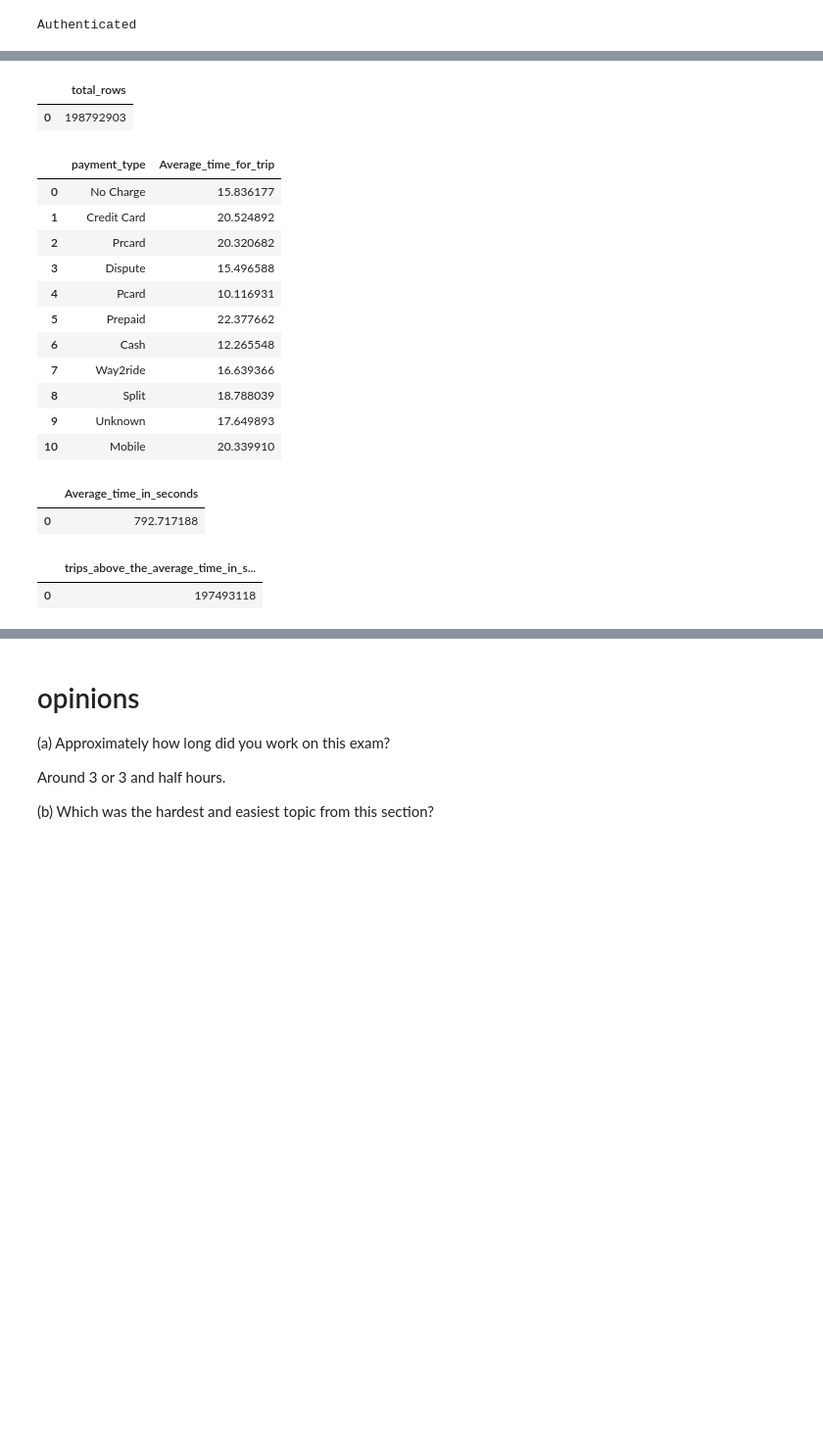
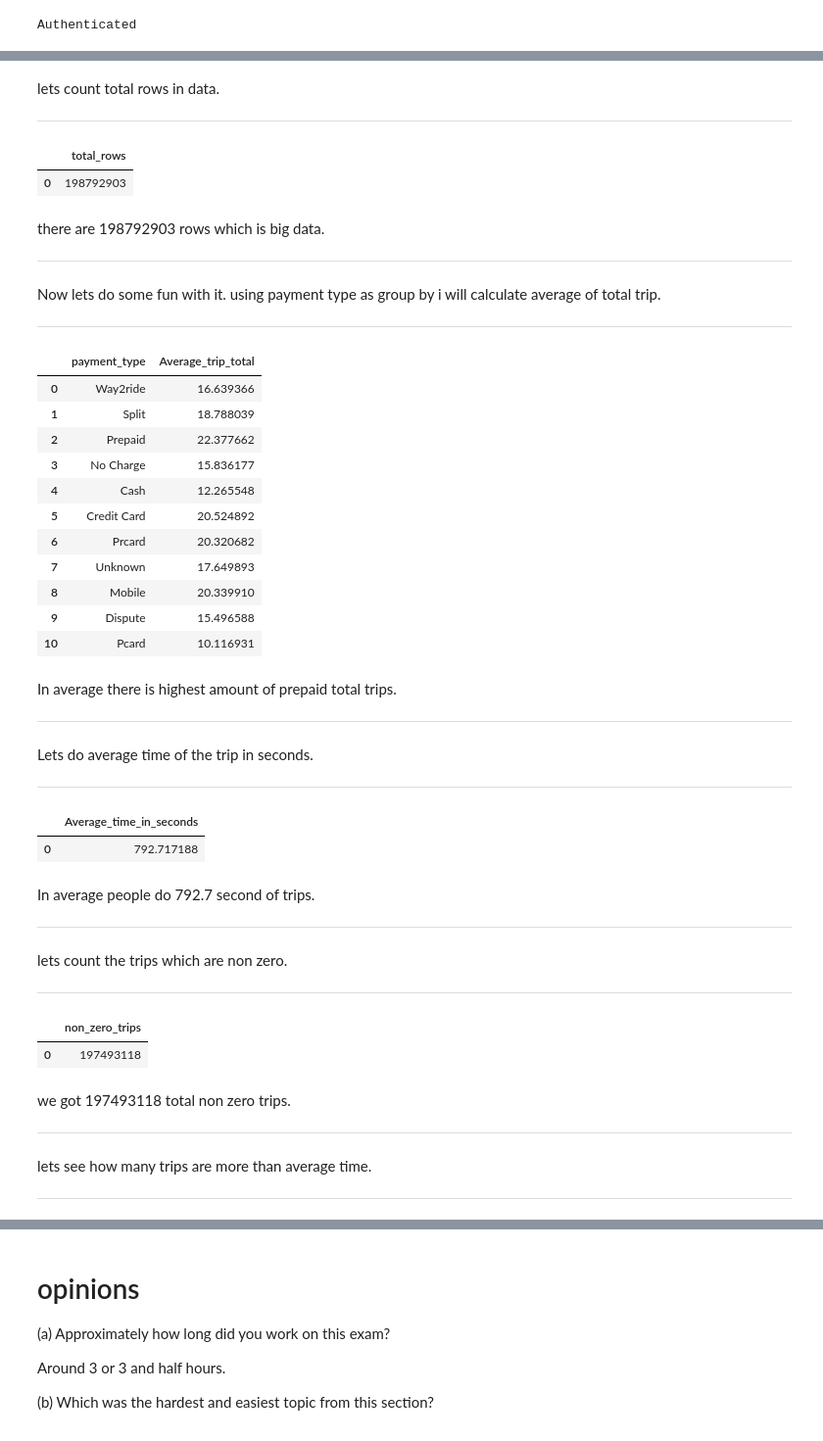
Before and after one commit to ashpou1/data-processing-4313, a Jupyter notebook: exam1.ipynb, the cells around one changed output, grey strips where cells are left out. Shown at 98% size. Saved outputs shown, nothing was run; the diff lists cells and outputs as text; code cells hidden in the pictures; blank space fills up the shorter version.

```diff
--- a/exam1.ipynb
+++ b/exam1.ipynb
@@ -186,6 +211,10 @@ LIMIT 10
 | 7 | a1ebb56e2a57ff5474ea0d6ab70d82ec5... | ef5e9c8f0da412a5961a77ad3da965c64... | 2014-08-30 16:30:00+00:00 | 2014-08-30 16:30:00+00:00 | 0 | 0.0 | ... |
 | 8 | 89f141547dd59f4df3f91a94d8c744b55... | 7ac5d62f7babdf58d4c3d1172abff990c... | 2015-02-05 18:45:00+00:00 | 2015-02-05 18:45:00+00:00 | 0 | 0.0 | ... |
 | 9 | edfd9215f69bfa4ac83a5ec0c6f852b8e... | 4c8b6783201bdc422fd78043aceeea92a... | 2015-01-31 03:00:00+00:00 | 2015-01-31 03:15:00+00:00 | 360 | 0.0 | ... |
+# %% [markdown]
+lets count total rows in data.
+
+---
 # %%
 %%bigquery --project data-viz-338818
 SELECT
@@ -195,25 +224,41 @@ FROM `bigquery-public-data.chicago_taxi_trips.taxi_trips`
 # %% [output]
 |  | total_rows |
 | 0 | 198792903 |
+# %% [markdown]
+there are 198792903 rows which is big data.
+
+---
+# %% [markdown]
+Now lets do some fun with it. using payment type as group by i will calculate average of total trip.
+
+---
 # %%
 %%bigquery --project data-viz-338818
-SELECT payment_type, AVG(trip_total) as Average_time_for_trip
+SELECT payment_type, AVG(trip_total) as Average_trip_total
 FROM `bigquery-public-data.chicago_taxi_trips.taxi_trips`
 GROUP BY payment_type
 #https://github.com/ashpou1/data-processing-4313/blob/main/SQL%20Essentials.ipynb
 # %% [output]
-|  | payment_type | Average_time_for_trip |
-| 0 | No Charge | 15.836177 |
-| 1 | Credit Card | 20.524892 |
-| 2 | Prcard | 20.320682 |
-| 3 | Dispute | 15.496588 |
-| 4 | Pcard | 10.116931 |
-| 5 | Prepaid | 22.377662 |
-| 6 | Cash | 12.265548 |
-| 7 | Way2ride | 16.639366 |
-| 8 | Split | 18.788039 |
-| 9 | Unknown | 17.649893 |
-| 10 | Mobile | 20.339910 |
+|  | payment_type | Average_trip_total |
+| 0 | Way2ride | 16.639366 |
+| 1 | Split | 18.788039 |
+| 2 | Prepaid | 22.377662 |
+| 3 | No Charge | 15.836177 |
+| 4 | Cash | 12.265548 |
+| 5 | Credit Card | 20.524892 |
+| 6 | Prcard | 20.320682 |
+| 7 | Unknown | 17.649893 |
+| 8 | Mobile | 20.339910 |
+| 9 | Dispute | 15.496588 |
+| 10 | Pcard | 10.116931 |
+# %% [markdown]
+In average there is highest amount of prepaid total trips.
+
+---
+# %% [markdown]
+Lets do average time of the trip in seconds.
+
+---
 # %%
 %%bigquery --project data-viz-338818
 SELECT AVG(trip_seconds) as Average_time_in_seconds
@@ -222,13 +267,29 @@ FROM `bigquery-public-data.chicago_taxi_trips.taxi_trips`
 # %% [output]
 |  | Average_time_in_seconds |
 | 0 | 792.717188 |
+# %% [markdown]
+In average people do 792.7 second of trips.
+
+---
+# %% [markdown]
+lets count the trips which are non zero.
+
+---
 # %%
 %%bigquery --project data-viz-338818
 
-SELECT COUNTIF(trip_seconds>=0) as trips_above_the_average_time_in_seconds
+SELECT COUNTIF(trip_seconds>=0) as non_zero_trips
 FROM `bigquery-public-data.chicago_taxi_trips.taxi_trips`
 # %% [output]
-|  | trips_above_the_average_time_in_s... |
+|  | non_zero_trips |
 | 0 | 197493118 |
+# %% [markdown]
+we got 197493118 total non zero trips.
+
+---
+# %% [markdown]
+lets see how many trips are more than average time.
+
+---
 # %%
 %%bigquery --project data-viz-338818
```
Also changed, not shown: parts of 16 cells of this notebook.
